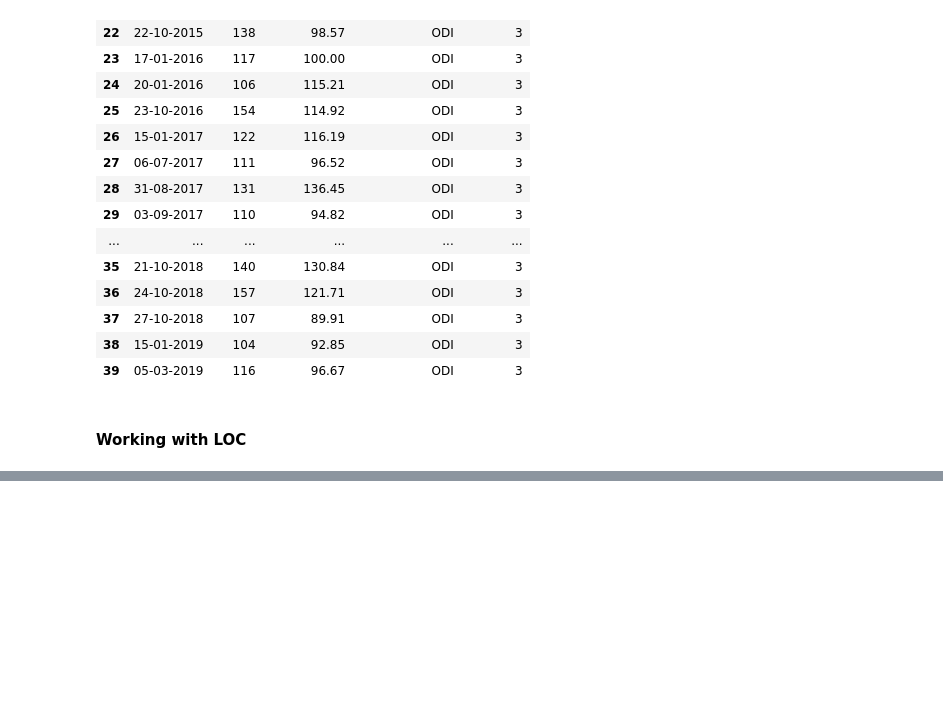
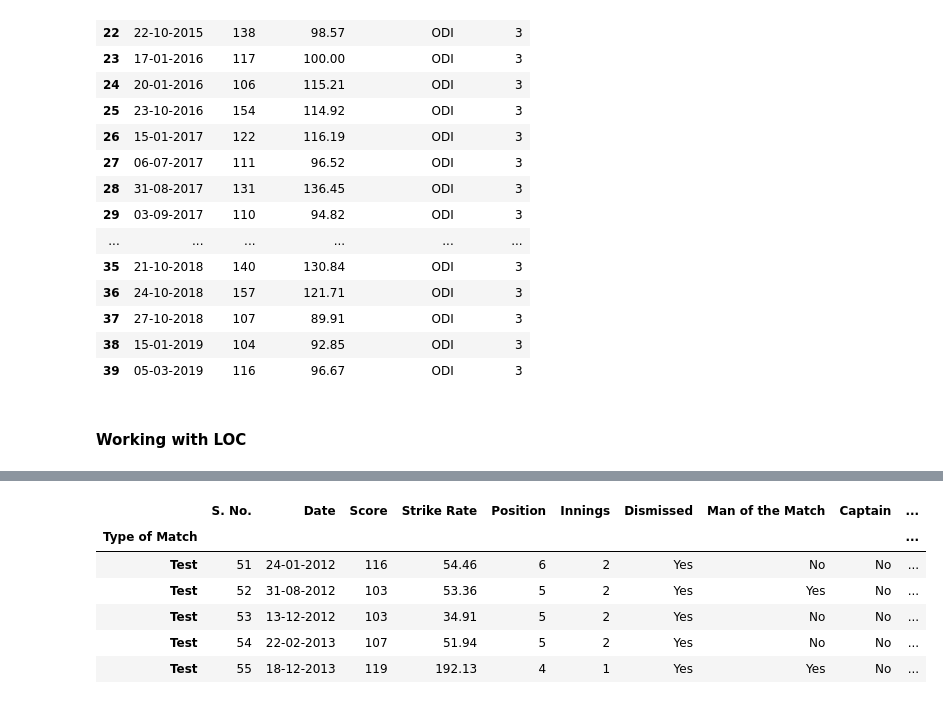
Before and after one commit to SatyamVyas04/MasteringPython, a Jupyter notebook: Pandas/main.ipynb, the cells around one changed output, grey strips where cells are left out. Cells and saved outputs as stored; diff of their text form; code cells hidden in the pictures; blank space fills up the shorter version.

```diff
--- a/Pandas/main.ipynb
+++ b/Pandas/main.ipynb
@@ -258,0 +272,10 @@ df.iloc[20:40, 1:6]
+# %%
+state.loc["Test"].head()
+# %% [output]
+|  | S. No. | Date | Score | Strike Rate | Position | Innings | Dismissed | Man of the Match | Captain | ... |
+| Type of Match |  |  |  |  |  |  |  |  |  | ... |
+| Test | 51 | 24-01-2012 | 116 | 54.46 | 6 | 2 | Yes | No | No | ... |
+| Test | 52 | 31-08-2012 | 103 | 53.36 | 5 | 2 | Yes | Yes | No | ... |
+| Test | 53 | 13-12-2012 | 103 | 34.91 | 5 | 2 | Yes | No | No | ... |
+| Test | 54 | 22-02-2013 | 107 | 51.94 | 5 | 2 | Yes | No | No | ... |
+| Test | 55 | 18-12-2013 | 119 | 192.13 | 4 | 1 | Yes | Yes | No | ... |
```
Also changed, not shown: parts of 35 cells of this notebook, 3 other files.
